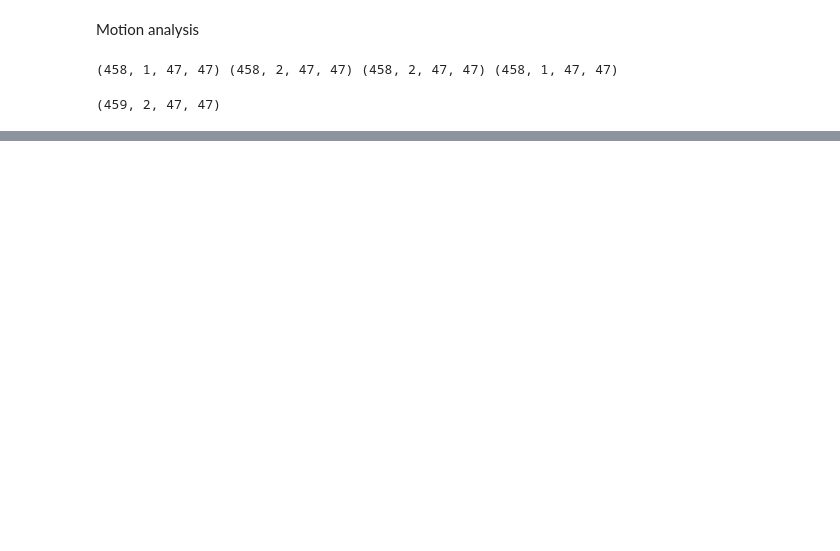
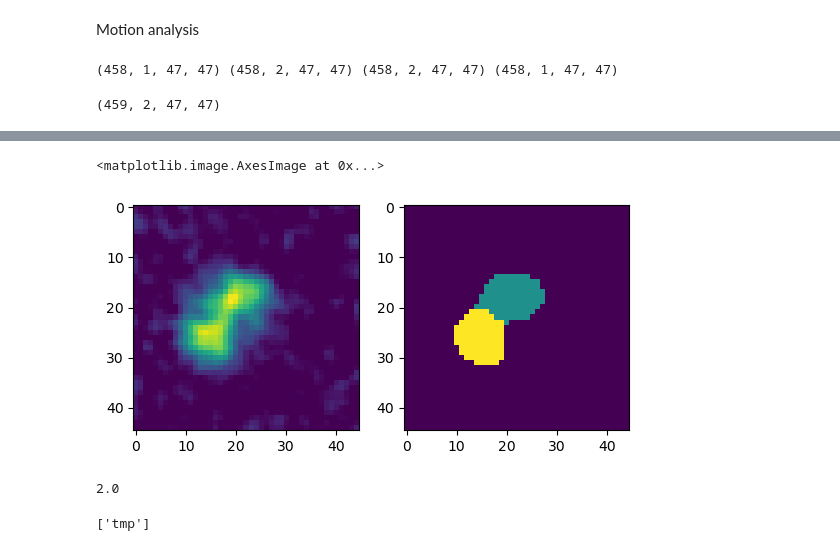
Before and after one commit to jboulanger/dna-movement-sufolobus, a Jupyter notebook: Test.ipynb, the cells around one changed output, grey strips where cells are left out. Saved outputs shown, nothing was run; the diff lists cells and outputs as text; code cells hidden in the pictures; blank space fills up the shorter version.

```diff
--- a/Test.ipynb
+++ b/Test.ipynb
@@ -47,0 +77,16 @@ ValueError: operands could not be broadcast together with shapes (459,47,47) (45
+# %%
+plt.subplot(121)
+plt.imshow(pimg[125,1])
+plt.subplot(122)
+plt.imshow(blob_labels[125])
+# from scipy import ndimage as ndi
+# plt.imshow(ndi.gaussian_filter(ndi.distance_transform_edt(blob_labels[115]),2))
+# d = ndi.gaussian_filter(ndi.distance_transform_edt(blob_labels[115]),2)
+# plt.imshow(d==ndi.maximum_filter(d,5))
+# %% [output]
+<matplotlib.image.AxesImage at 0x...>
+[figure, added]
+# %%
+blob_labels.max()
+# %% [output]
+2.0
@@ -47,0 +97,4 @@ ValueError: operands could not be broadcast together with shapes (459,47,47) (45
+# %%
+mq.inspect_result("tmp.h5")
+# %% [output]
+['tmp']
```
Also changed, not shown: parts of 14 cells of this notebook, 4 other files.
